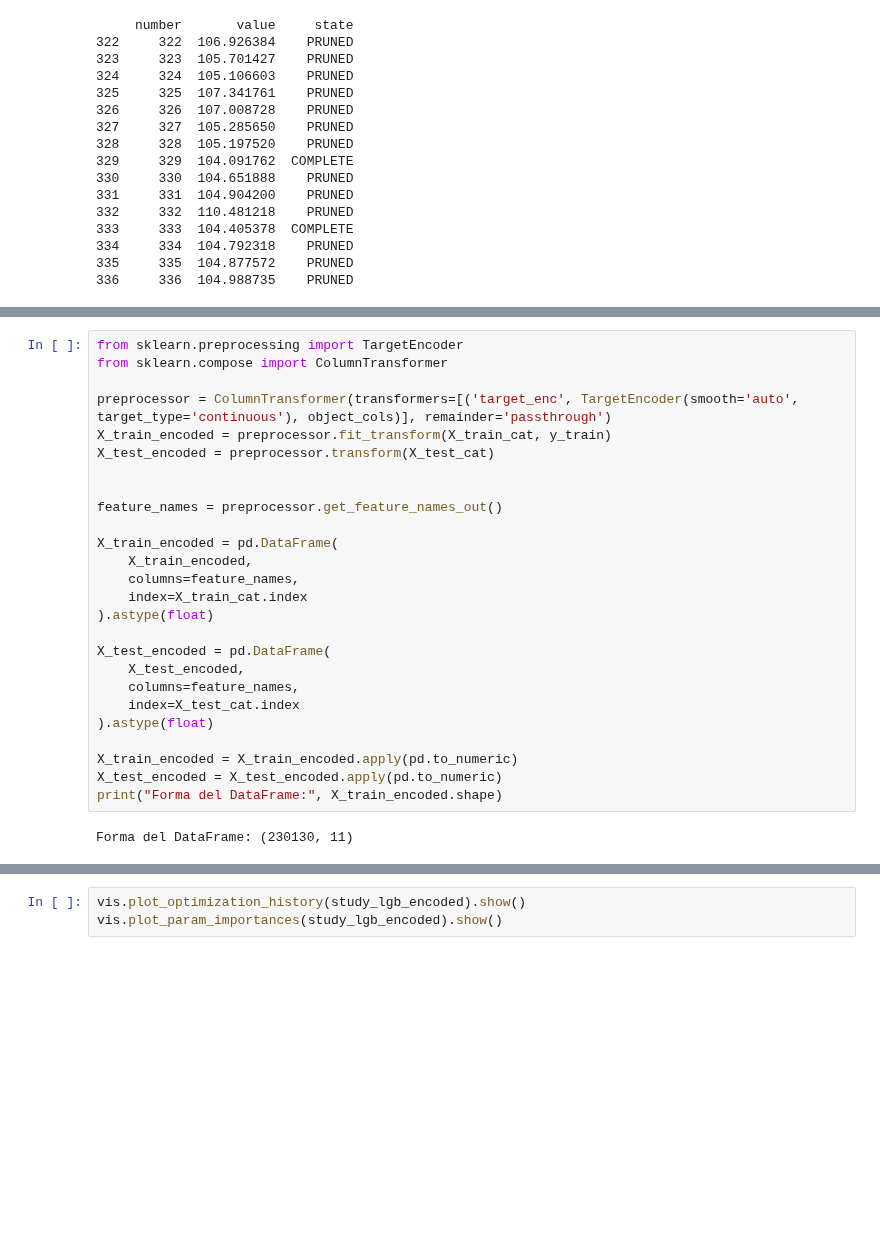
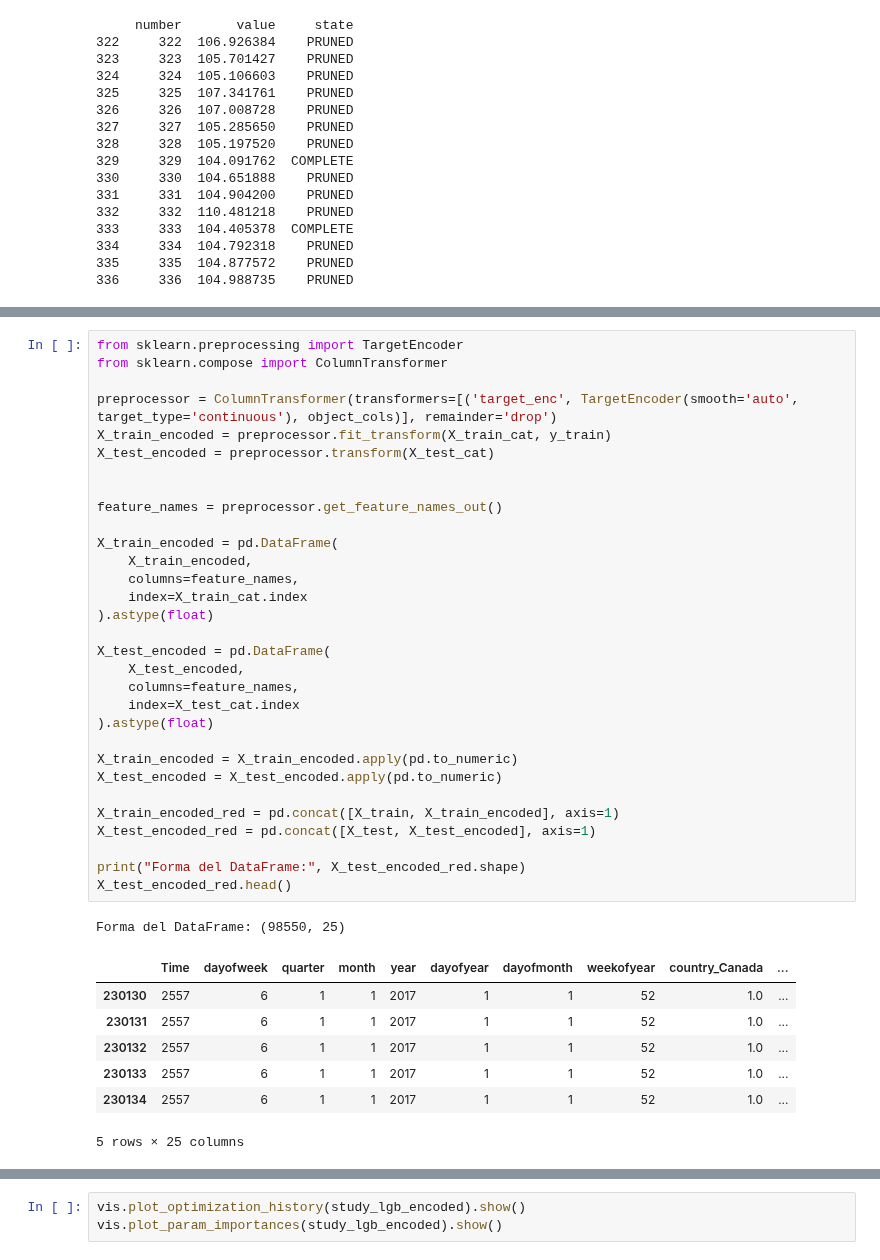
Before and after one commit to davidbacavidal/Kaggle-competitions, a Jupyter notebook: Forecasting-sticker-sales.ipynb, the cells around one changed output, grey strips where cells are left out. Saved outputs shown, nothing was run; the diff lists cells and outputs as text; blank space fills up the shorter version.

```diff
--- a/Forecasting-sticker-sales.ipynb
+++ b/Forecasting-sticker-sales.ipynb
@@ -1803,28 +1803,40 @@ vis.plot_param_importances(study_lgb_reduced_v2).show()
 # %%
 from sklearn.preprocessing import TargetEncoder
 from sklearn.compose import ColumnTransformer
 
-preprocessor = ColumnTransformer(transformers=[('target_enc', TargetEncoder(smooth='auto', target_type='continuous'), object_cols)], remainder='passthrough')
+preprocessor = ColumnTransformer(transformers=[('target_enc', TargetEncoder(smooth='auto', target_type='continuous'), object_cols)], remainder='drop')
 X_train_encoded = preprocessor.fit_transform(X_train_cat, y_train)
 X_test_encoded = preprocessor.transform(X_test_cat)
 
 
 feature_names = preprocessor.get_feature_names_out()
 
 X_train_encoded = pd.DataFrame(
     X_train_encoded,
     columns=feature_names,
     index=X_train_cat.index
 ).astype(float)
 
 X_test_encoded = pd.DataFrame(
     X_test_encoded,
     columns=feature_names,
     index=X_test_cat.index
 ).astype(float)
 
 X_train_encoded = X_train_encoded.apply(pd.to_numeric)
 X_test_encoded = X_test_encoded.apply(pd.to_numeric)
-print("Forma del DataFrame:", X_train_encoded.shape)
+
+X_train_encoded_red = pd.concat([X_train, X_train_encoded], axis=1)
+X_test_encoded_red = pd.concat([X_test, X_test_encoded], axis=1)
+
+print("Forma del DataFrame:", X_test_encoded_red.shape)
+X_test_encoded_red.head()
 # %% [output]
-Forma del DataFrame: (230130, 11)
+Forma del DataFrame: (98550, 25)
+|  | Time | dayofweek | quarter | month | year | dayofyear | dayofmonth | weekofyear | country_Canada | ... |
+| 230130 | 2557 | 6 | 1 | 1 | 2017 | 1 | 1 | 52 | 1.0 | ... |
+| 230131 | 2557 | 6 | 1 | 1 | 2017 | 1 | 1 | 52 | 1.0 | ... |
+| 230132 | 2557 | 6 | 1 | 1 | 2017 | 1 | 1 | 52 | 1.0 | ... |
+| 230133 | 2557 | 6 | 1 | 1 | 2017 | 1 | 1 | 52 | 1.0 | ... |
+| 230134 | 2557 | 6 | 1 | 1 | 2017 | 1 | 1 | 52 | 1.0 | ... |
+5 rows × 25 columns
```
Also changed, not shown: parts of 16 cells of this notebook.
